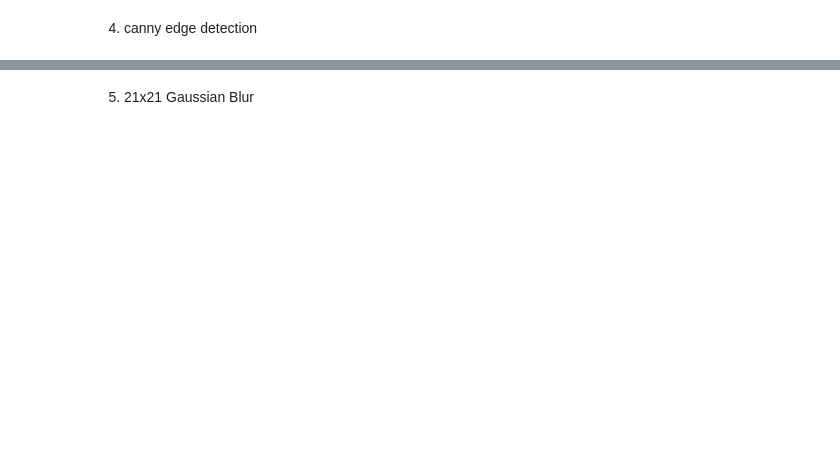
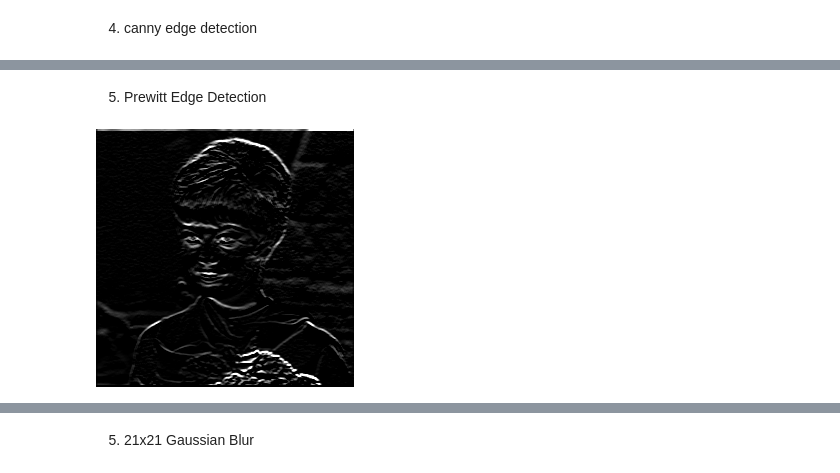
Before and after one commit to safira123-pixel/PCVK_Genap_2023, a Jupyter notebook: Week7.ipynb, the cells around one changed output, grey strips where cells are left out. Saved outputs shown, nothing was run; the diff lists cells and outputs as text; code cells hidden in the pictures; blank space fills up the shorter version.

```diff
--- a/Week7.ipynb
+++ b/Week7.ipynb
@@ -100,0 +101,10 @@ cv2_imshow(convolution2d(img_gray,kernal_canny,1,2))
+# %% [markdown]
+5. Prewitt Edge Detection
+# %%
+kernal_canny = np.array([[-1,-1,-1],
+                         [0,0,0],
+                         [1,1,1]])
+
+cv2_imshow(convolution2d(img_gray,kernal_canny,1,2))
+# %% [output]
+[figure, added]
```
Also changed, not shown: parts of 9 cells of this notebook.
